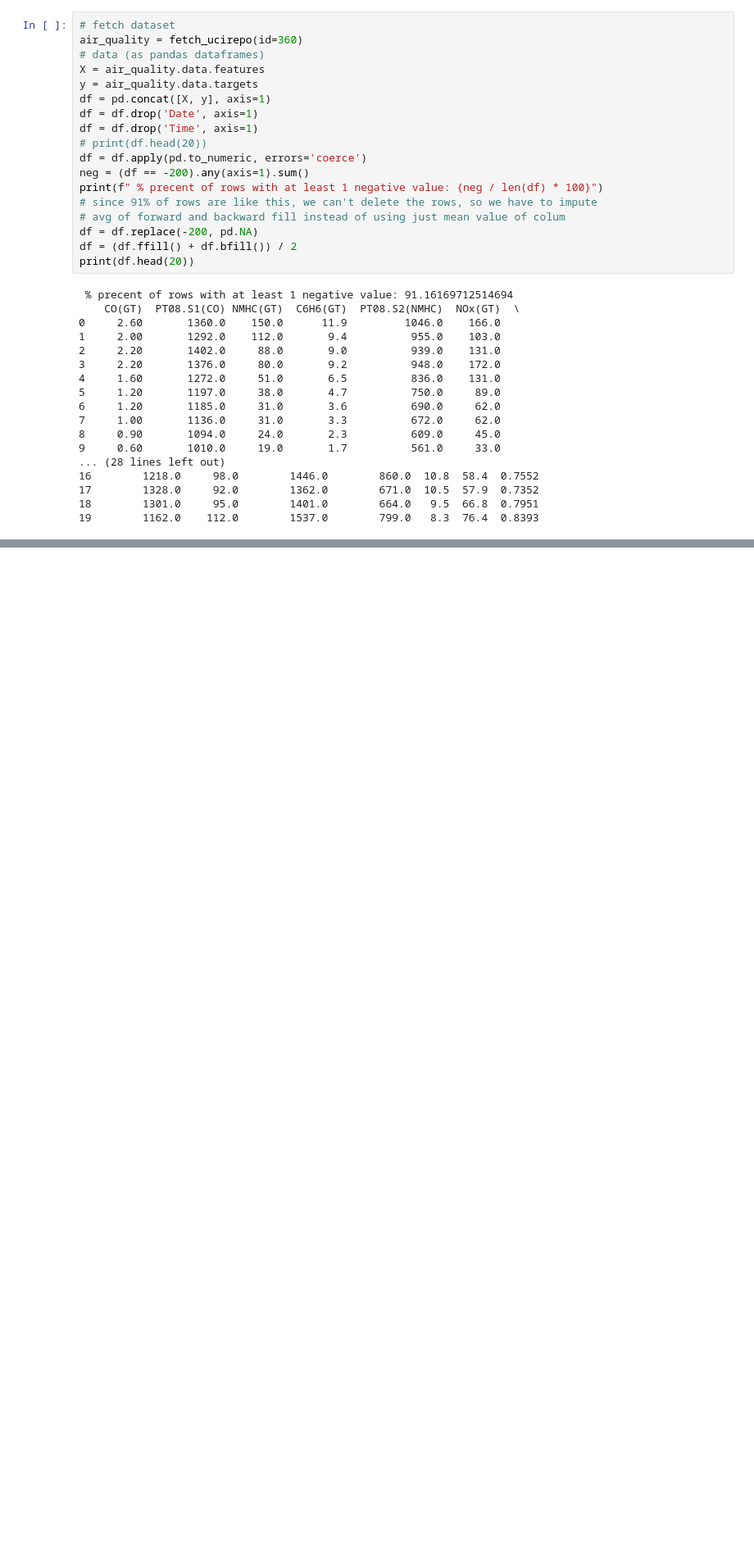
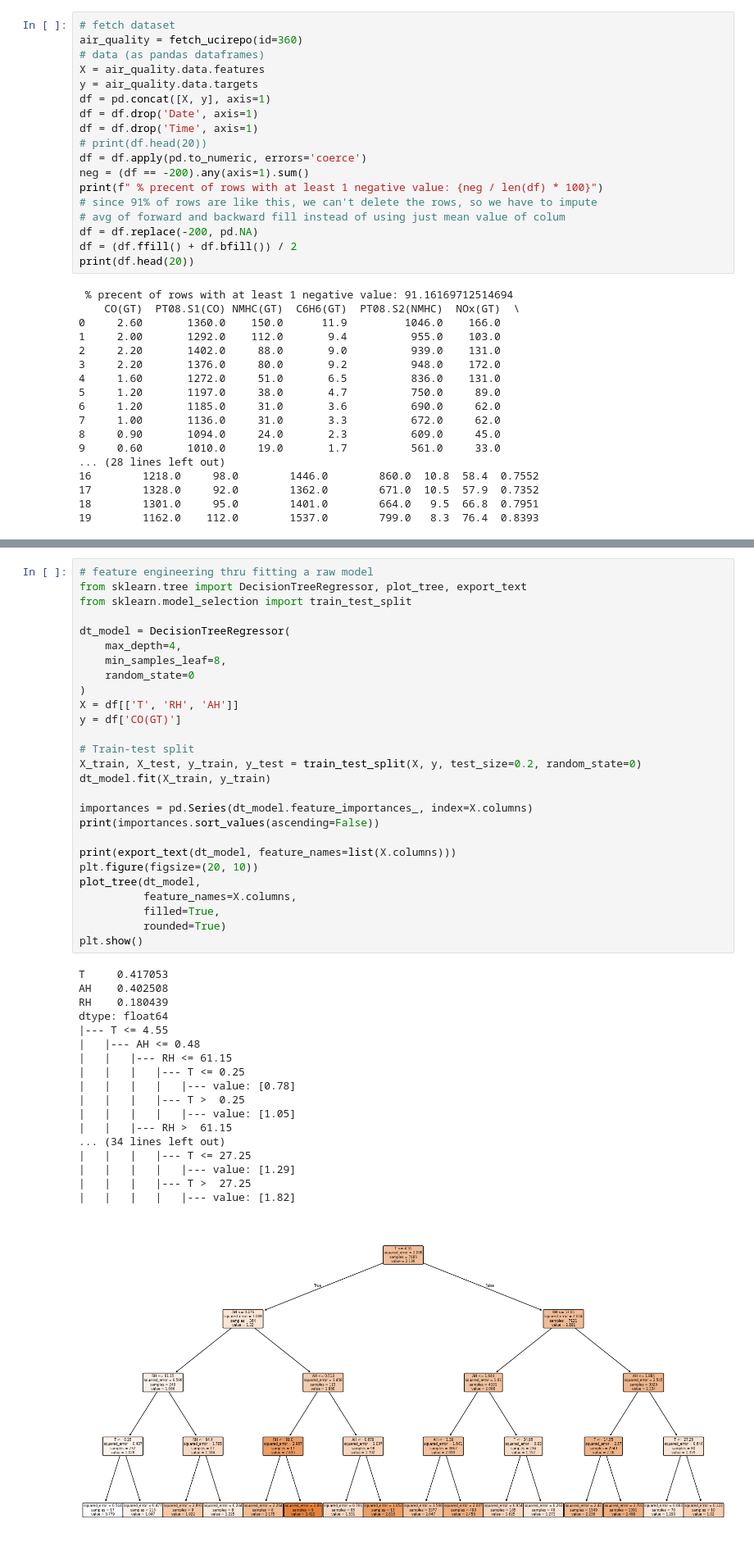
Before and after one commit to romansinkus/forecasting_air_pollution, a Jupyter notebook: eda.ipynb, the cells around one changed output, grey strips where cells are left out. Shown at 82% size. Cells and saved outputs as stored; diff of their text form; blank space fills up the shorter version.

Commit message:
fit a raw tree to see T,AH,RH importance

```diff
--- a/eda.ipynb
+++ b/eda.ipynb
@@ -156,0 +177,46 @@ for y in variables:
+# %%
+# feature engineering thru fitting a raw model
+from sklearn.tree import DecisionTreeRegressor, plot_tree, export_text
+from sklearn.model_selection import train_test_split
+
+dt_model = DecisionTreeRegressor(
+    max_depth=4,
+    min_samples_leaf=8,
+    random_state=0
+)
+X = df[['T', 'RH', 'AH']]
+y = df['CO(GT)']
+
+# Train-test split
+X_train, X_test, y_train, y_test = train_test_split(X, y, test_size=0.2, random_state=0)
+dt_model.fit(X_train, y_train)
+
+importances = pd.Series(dt_model.feature_importances_, index=X.columns)
+print(importances.sort_values(ascending=False))
+
+print(export_text(dt_model, feature_names=list(X.columns)))
+plt.figure(figsize=(20, 10))
+plot_tree(dt_model,
+          feature_names=X.columns,
+          filled=True,
+          rounded=True)
+plt.show()
+# %% [output]
+T     0.417053
+AH    0.402508
+RH    0.180439
+dtype: float64
+|--- T <= 4.55
+|   |--- AH <= 0.48
+|   |   |--- RH <= 61.15
+|   |   |   |--- T <= 0.25
+|   |   |   |   |--- value: [0.78]
+|   |   |   |--- T >  0.25
+|   |   |   |   |--- value: [1.05]
+|   |   |--- RH >  61.15
+... (34 lines left out)
+|   |   |   |--- T <= 27.25
+|   |   |   |   |--- value: [1.29]
+|   |   |   |--- T >  27.25
+|   |   |   |   |--- value: [1.82]
+[figure, added]
```
Also changed, not shown: parts of 3 cells of this notebook.
